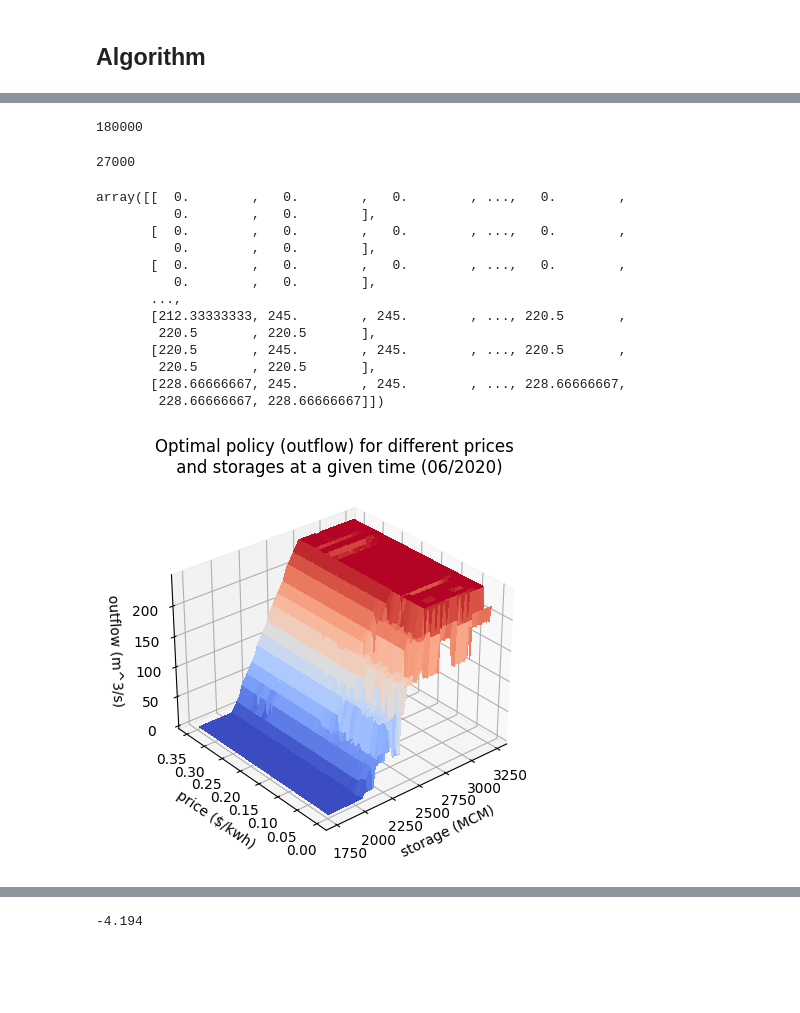
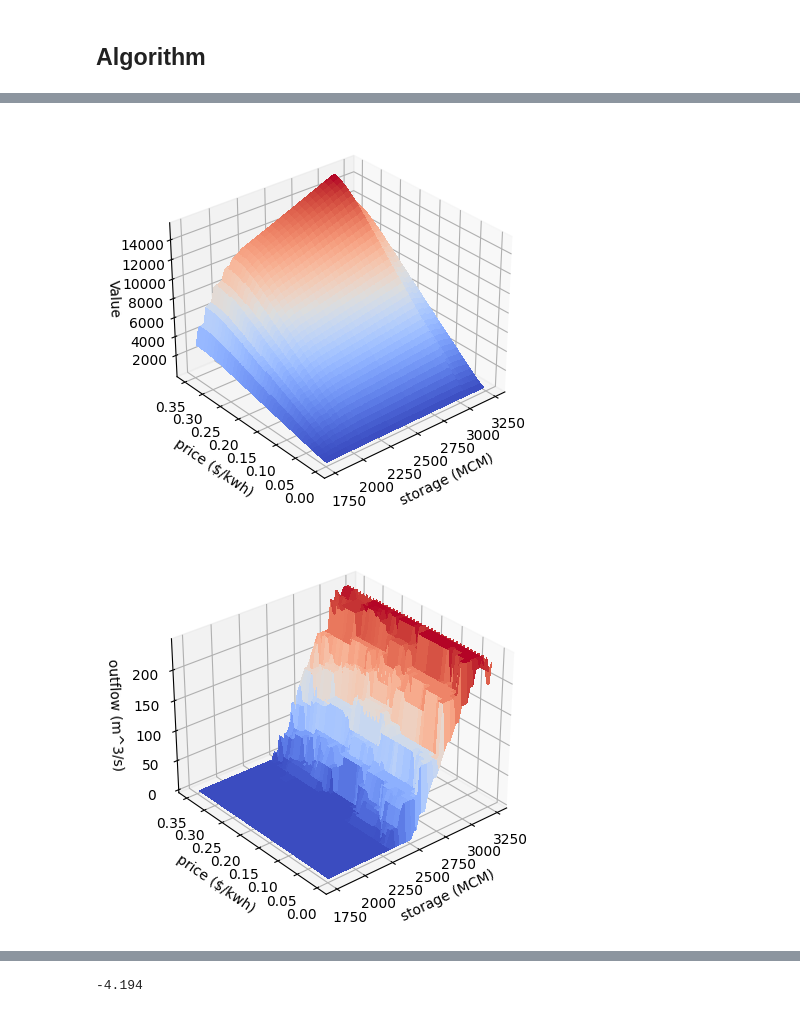
Before and after one commit to igseg/reservoir, a Jupyter notebook: IV_faster.ipynb, the cells around one changed output, grey strips where cells are left out. Cells and saved outputs as stored; diff of their text form; code cells hidden in the pictures; blank space fills up the shorter version.

```diff
--- a/IV_faster.ipynb
+++ b/IV_faster.ipynb
@@ -328,3 +308,29 @@ def action_value(input_next_storage, input_next_price, V0, A, shocks_storage, sh
+# %%
+def action_value(input_next_storage, input_next_price, V0, A, shocks_storage, shocks_prices, price_grid, storage_grid, boundaries, ts_forecast):
+
+    # s_next = s+1 % 12 # The value grid is ciclic
+    s_next = (s+1)
+    next_state_value, under_storage, over_storage = future_payments(V0[s_next],A, shocks_storage, shocks_prices,
+                                                            input_next_storage, input_next_price,
+                                                            price_grid, storage_grid, boundaries, ts_forecast)
+    q = input_next_storage[-2]
+
+#     print(next_state_value)
+
+    if under_storage:
+#         return - q # the lower the water usage the better when under storage
+        return 0 + discount * next_state_value
+    elif over_storage:
+#         if q == 0:
+#             q = 2**-8
+#        return - 1/q # the more water usage the better when over storage
+        return 0 + discount * next_state_value
+                       # in both cases the value is negativo to discourage this kind of state
+    else:
+#         print(f'total = {pi_call_0(storage, inflow, current_time, price, q) + discount * next_state_value}')
+#         print(f'pi = {pi_call_0(storage, inflow, current_time, price, q)}')
+#         print(f'V+1 = { discount * next_state_value}' )
+        return pi_call_0(storage, inflow, current_time, price, q) + discount * next_state_value
 # %%
 def future_payments_print(V,A,shocks_storage, shocks_price, input_next_storage, input_next_price, price_grid, storage_grid,boundaries, ts_forecast):
     K = len(shocks_storage)
@@ -402,9 +408,3 @@ def action_value_print(input_next_storage, input_next_price, V0, A, shocks_stora
         print(f'pi = {pi_call_0(input_next_storage[4], inflow, current_time, input_next_price[1], input_next_storage[-2])}')
         print(f'V+1 = { discount * next_state_value}' )
         return pi_call_0(input_next_storage[4], inflow, current_time, input_next_price[1], input_next_storage[-2]) + discount * next_state_value
-# %%
-input_next_storage = [model_inflow, 46.06473240657326, model_evaporation, 499, 2800.0, 0.0, model_storage]
-input_next_price = [499, 0.12625]
-input_next_storage[-2] = outflow_grid[5]
-s = 5
-action_value_print(input_next_storage, input_next_price, V0, A, shocks_storage, shocks_prices, price_grid, storage_grid, boundaries)
@@ -430,5 +410,0 @@ V+1 = 2812.84739569374
-# %%
-input_next_storage = [model_inflow, 46.06473240657326,  model_evaporation, 499, 2537.5, 0.0,model_storage]
-input_next_price   = [499, 0.26425]
-s = 5
-action_value_print(input_next_storage, input_next_price, V0, A, shocks_storage, shocks_prices, price_grid, storage_grid, boundaries,ts_forecast)
@@ -454,5 +411,5 @@ V+1 = 6203.349803995228
 # %%
-max_ite = 20
+max_ite = 25
 ite     = 0
 tol     = 2**-15
 
@@ -553,11 +510,3 @@ original = original.reshape((S,N,M))
-# %%
-S*N*M
-# %% [output]
-180000
-# %%
-30*60*15
-# %% [output]
-27000
 # %%
 def plot_policy(storage_grid, price_grid, policy):
     x,y = np.meshgrid(storage_grid, price_grid)
@@ -581,21 +544,9 @@ def plot_policy(storage_grid, price_grid, policy):
 # %%
-policy[2]
+plot_value(storage_grid, price_grid, V0[0])
 # %% [output]
-array([[  0.        ,   0.        ,   0.        , ...,   0.        ,
-          0.        ,   0.        ],
-       [  0.        ,   0.        ,   0.        , ...,   0.        ,
-          0.        ,   0.        ],
-       [  0.        ,   0.        ,   0.        , ...,   0.        ,
-          0.        ,   0.        ],
-       ...,
-       [212.33333333, 245.        , 245.        , ..., 220.5       ,
-        220.5       , 220.5       ],
-       [220.5       , 245.        , 245.        , ..., 220.5       ,
-        220.5       , 220.5       ],
-       [228.66666667, 245.        , 245.        , ..., 228.66666667,
-        228.66666667, 228.66666667]])
+[figure, added]
 # %%
-plot_policy(storage_grid,price_grid,policy[8])
+plot_policy(storage_grid,price_grid,policy[10])
 # %% [output]
-[figure, old version]
+[figure, new version]
 # %%
```
Also changed, not shown: parts of 22 cells of this notebook, 14 other files.
